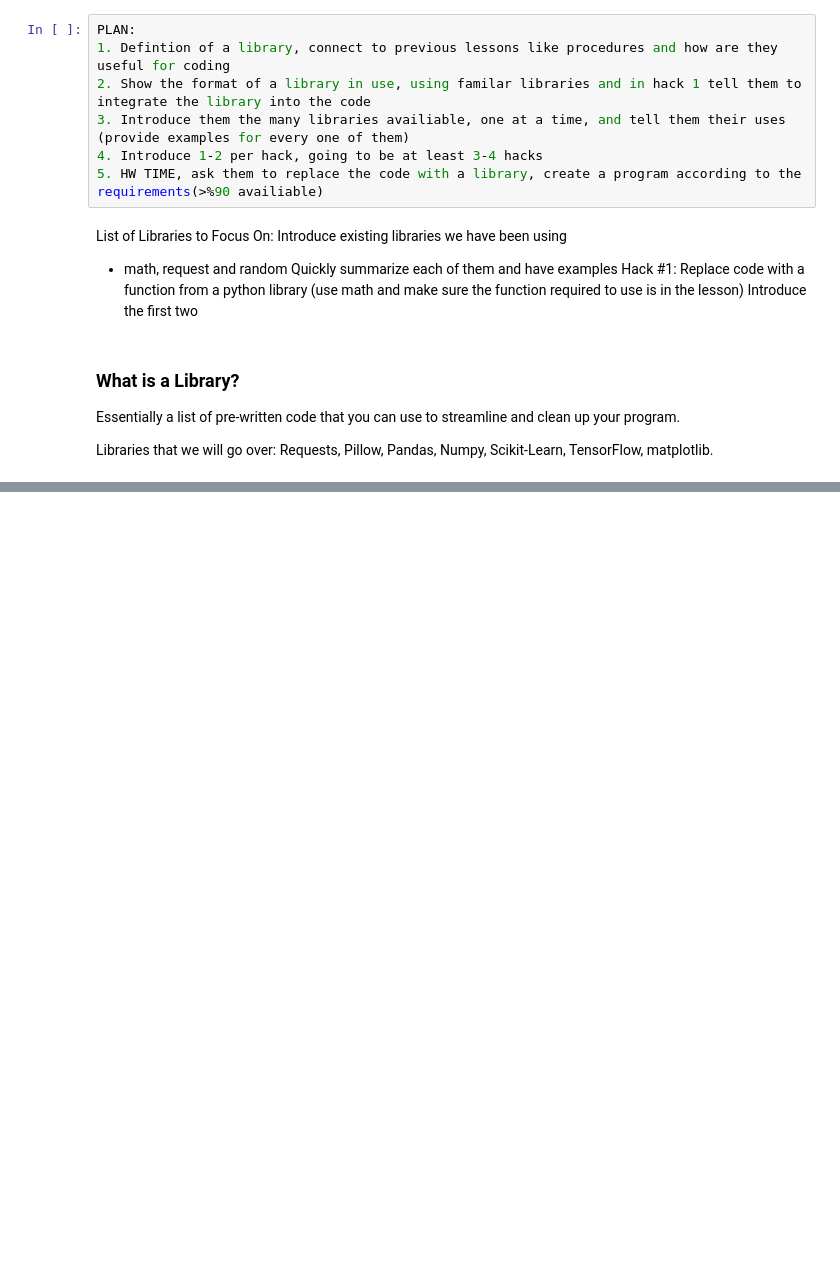
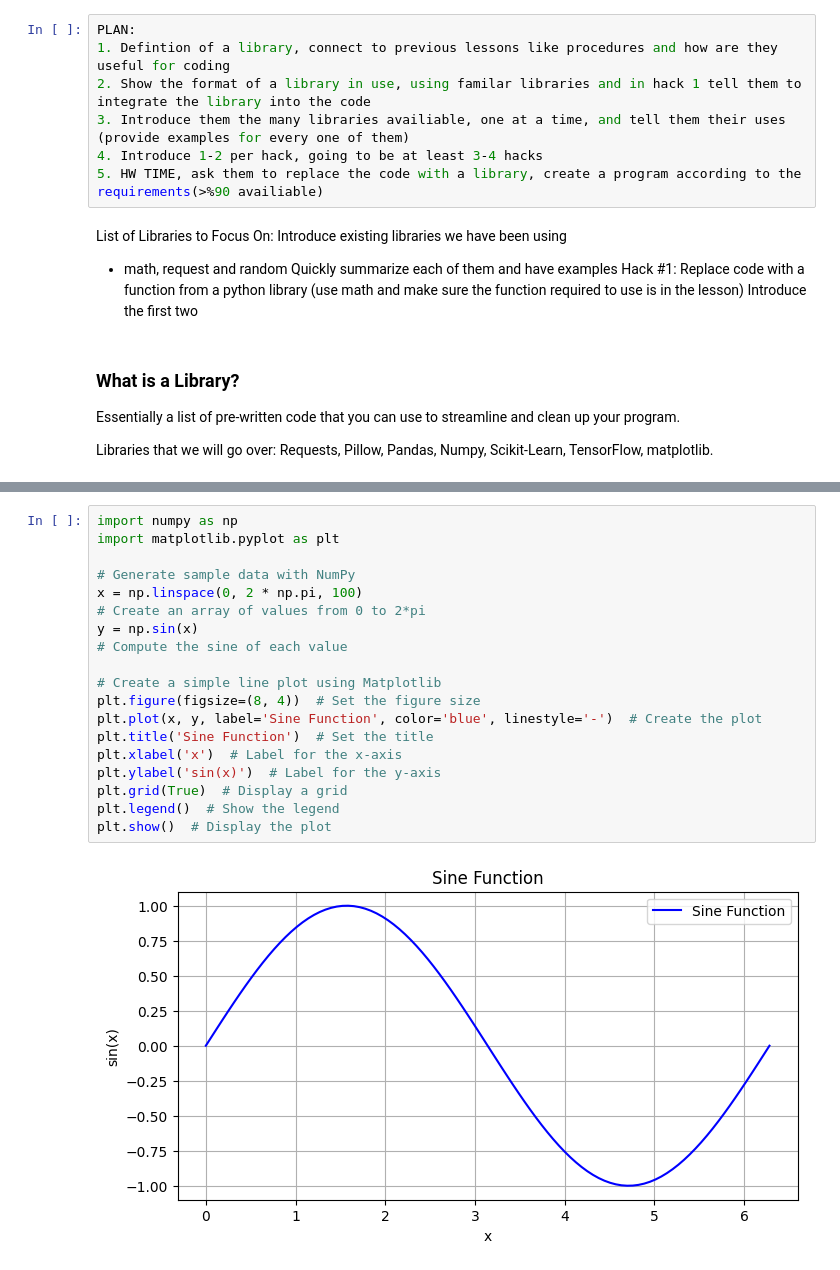
Before and after one commit to jkaeshim/Nighthawk-Pages, a Jupyter notebook: _notebooks/2023-10-26-Python-Libraries.ipynb, the cells around one changed output, grey strips where cells are left out. Saved outputs shown, nothing was run; the diff lists cells and outputs as text; blank space fills up the shorter version.

```diff
--- a/_notebooks/2023-10-26-Python-Libraries.ipynb
+++ b/_notebooks/2023-10-26-Python-Libraries.ipynb
@@ -29,0 +35,21 @@ Libraries that we will go over: Requests, Pillow, Pandas, Numpy, Scikit-Learn, T
+# %%
+import numpy as np
+import matplotlib.pyplot as plt
+
+# Generate sample data with NumPy
+x = np.linspace(0, 2 * np.pi, 100)
+# Create an array of values from 0 to 2*pi
+y = np.sin(x)
+# Compute the sine of each value
+
+# Create a simple line plot using Matplotlib
+plt.figure(figsize=(8, 4))  # Set the figure size
+plt.plot(x, y, label='Sine Function', color='blue', linestyle='-')  # Create the plot
+plt.title('Sine Function')  # Set the title
+plt.xlabel('x')  # Label for the x-axis
+plt.ylabel('sin(x)')  # Label for the y-axis
+plt.grid(True)  # Display a grid
+plt.legend()  # Show the legend
+plt.show()  # Display the plot
+# %% [output]
+[figure, added]
```
Also changed, not shown: parts of 1 cell of this notebook.
